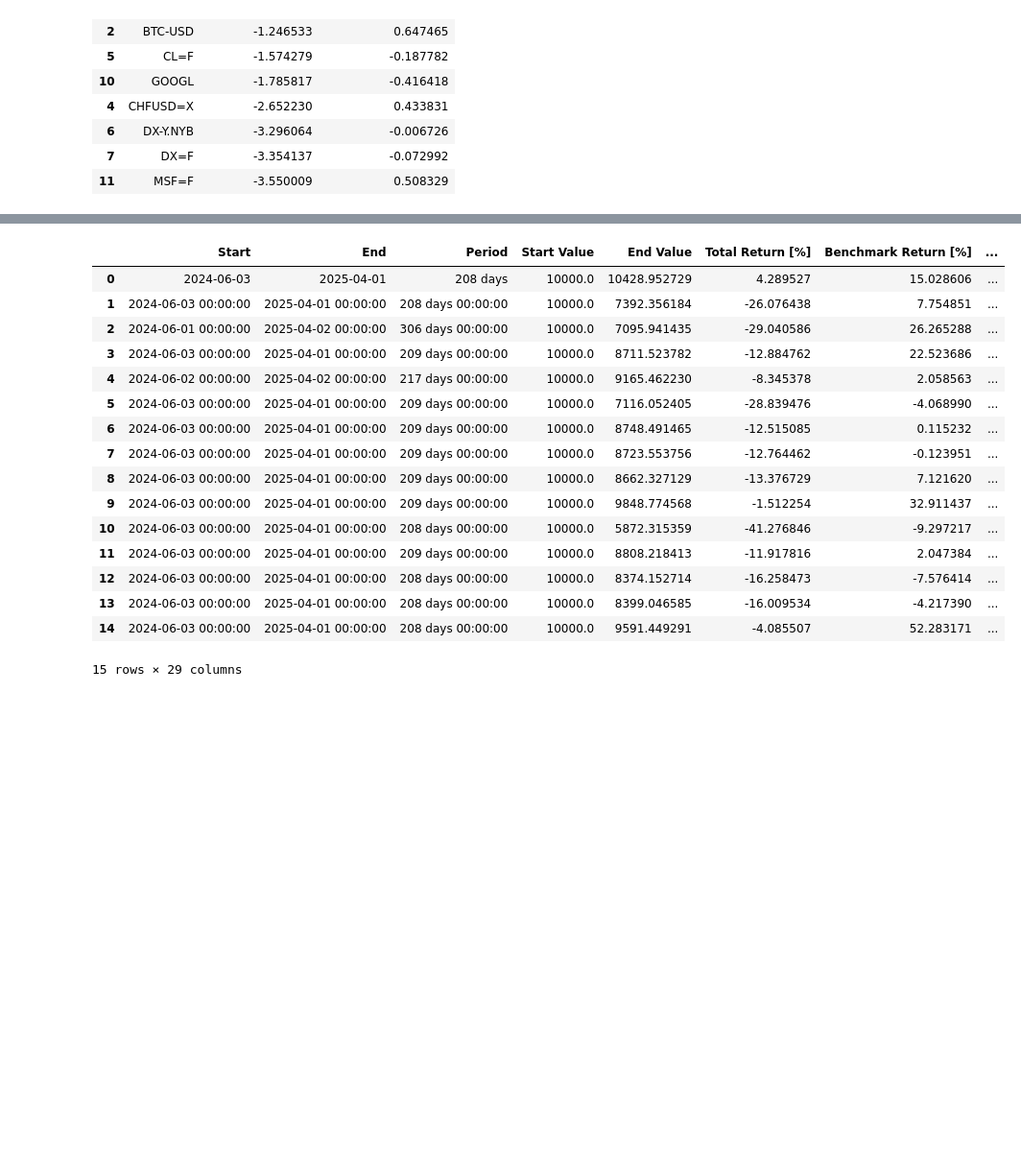
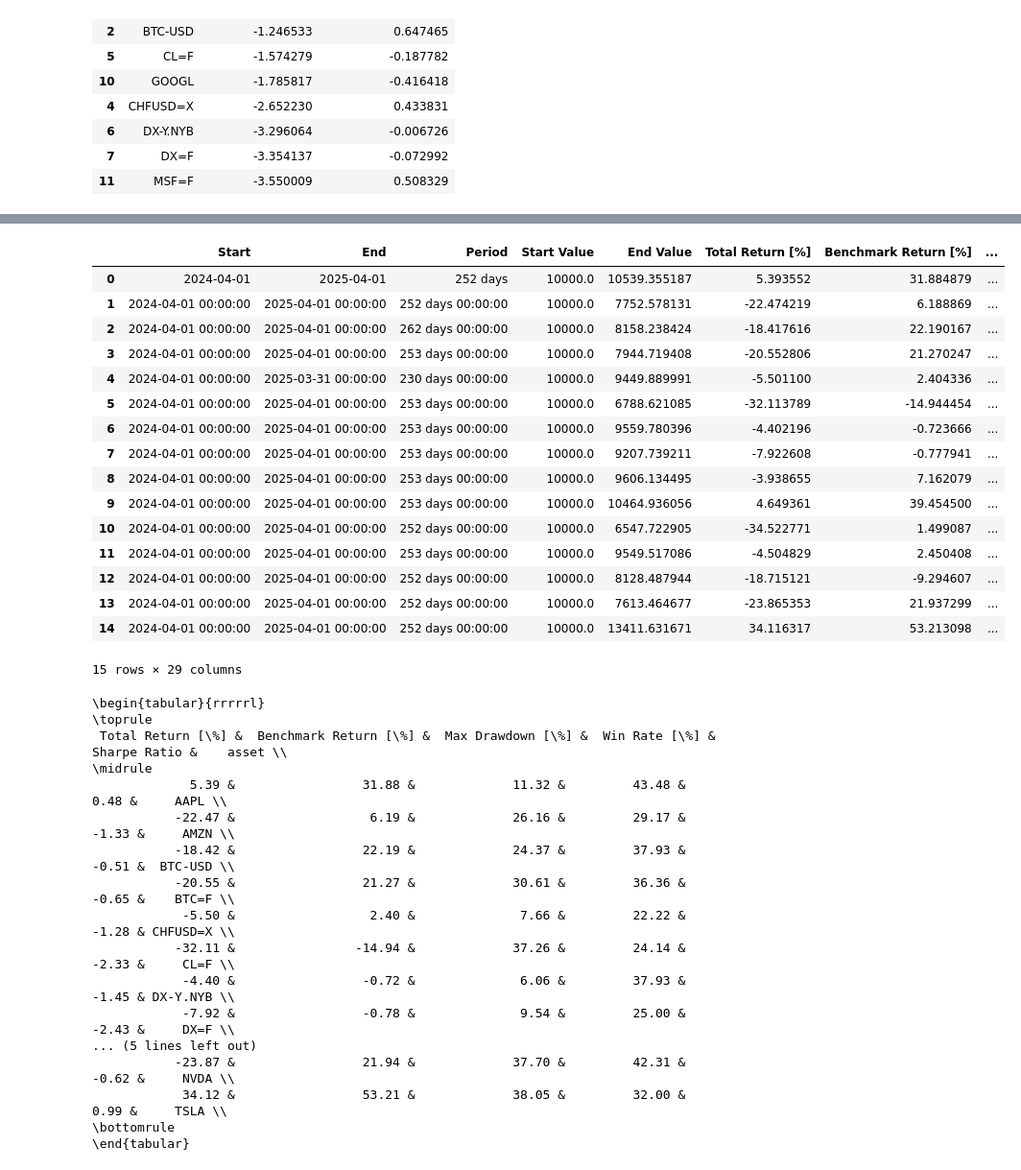
Before and after one commit to fdu11235/REPFS25, a Jupyter notebook: stats_notebook.ipynb, the cells around one changed output, grey strips where cells are left out. Shown at 96% size. Drawn from its saved outputs; the diff is of its cells as text; code cells hidden in the pictures; blank space fills up the shorter version.

Commit message:
added portfolio backtest. removed some prints

```diff
--- a/stats_notebook.ipynb
+++ b/stats_notebook.ipynb
@@ -180,21 +191,57 @@ display(df)
 # %%
-df = pd.read_csv("vectorbt_reports/new_expanding_master_backtest_stats.csv")
+df = pd.read_csv("vectorbt_reports/expanding_stats_monthly.csv")
 display(df)
+
+# Select relevant columns
+selected_columns = [
+    'Total Return [%]',
+    'Benchmark Return [%]',
+    'Max Drawdown [%]',
+    'Win Rate [%]',
+    'Sharpe Ratio',
+    'asset'
+]
+
+# Filter the dataframe
+df_selected = df[selected_columns]
+
+# Convert to LaTeX
+latex_table = df_selected.to_latex(index=False, float_format="%.2f")
+
+# Print or save
+print(latex_table)
 # %% [output]
 |  | Start | End | Period | Start Value | End Value | Total Return [%] | Benchmark Return [%] | ... |
-| 0 | 2024-06-03 | 2025-04-01 | 208 days | 10000.0 | 10428.952729 | 4.289527 | 15.028606 | ... |
-| 1 | 2024-06-03 00:00:00 | 2025-04-01 00:00:00 | 208 days 00:00:00 | 10000.0 | 7392.356184 | -26.076438 | 7.754851 | ... |
-| 2 | 2024-06-01 00:00:00 | 2025-04-02 00:00:00 | 306 days 00:00:00 | 10000.0 | 7095.941435 | -29.040586 | 26.265288 | ... |
-| 3 | 2024-06-03 00:00:00 | 2025-04-01 00:00:00 | 209 days 00:00:00 | 10000.0 | 8711.523782 | -12.884762 | 22.523686 | ... |
-| 4 | 2024-06-02 00:00:00 | 2025-04-02 00:00:00 | 217 days 00:00:00 | 10000.0 | 9165.462230 | -8.345378 | 2.058563 | ... |
-| 5 | 2024-06-03 00:00:00 | 2025-04-01 00:00:00 | 209 days 00:00:00 | 10000.0 | 7116.052405 | -28.839476 | -4.068990 | ... |
-| 6 | 2024-06-03 00:00:00 | 2025-04-01 00:00:00 | 209 days 00:00:00 | 10000.0 | 8748.491465 | -12.515085 | 0.115232 | ... |
-| 7 | 2024-06-03 00:00:00 | 2025-04-01 00:00:00 | 209 days 00:00:00 | 10000.0 | 8723.553756 | -12.764462 | -0.123951 | ... |
-| 8 | 2024-06-03 00:00:00 | 2025-04-01 00:00:00 | 209 days 00:00:00 | 10000.0 | 8662.327129 | -13.376729 | 7.121620 | ... |
-| 9 | 2024-06-03 00:00:00 | 2025-04-01 00:00:00 | 209 days 00:00:00 | 10000.0 | 9848.774568 | -1.512254 | 32.911437 | ... |
-| 10 | 2024-06-03 00:00:00 | 2025-04-01 00:00:00 | 208 days 00:00:00 | 10000.0 | 5872.315359 | -41.276846 | -9.297217 | ... |
-| 11 | 2024-06-03 00:00:00 | 2025-04-01 00:00:00 | 209 days 00:00:00 | 10000.0 | 8808.218413 | -11.917816 | 2.047384 | ... |
-| 12 | 2024-06-03 00:00:00 | 2025-04-01 00:00:00 | 208 days 00:00:00 | 10000.0 | 8374.152714 | -16.258473 | -7.576414 | ... |
-| 13 | 2024-06-03 00:00:00 | 2025-04-01 00:00:00 | 208 days 00:00:00 | 10000.0 | 8399.046585 | -16.009534 | -4.217390 | ... |
-| 14 | 2024-06-03 00:00:00 | 2025-04-01 00:00:00 | 208 days 00:00:00 | 10000.0 | 9591.449291 | -4.085507 | 52.283171 | ... |
+| 0 | 2024-04-01 | 2025-04-01 | 252 days | 10000.0 | 10539.355187 | 5.393552 | 31.884879 | ... |
+| 1 | 2024-04-01 00:00:00 | 2025-04-01 00:00:00 | 252 days 00:00:00 | 10000.0 | 7752.578131 | -22.474219 | 6.188869 | ... |
+| 2 | 2024-04-01 00:00:00 | 2025-04-01 00:00:00 | 262 days 00:00:00 | 10000.0 | 8158.238424 | -18.417616 | 22.190167 | ... |
+| 3 | 2024-04-01 00:00:00 | 2025-04-01 00:00:00 | 253 days 00:00:00 | 10000.0 | 7944.719408 | -20.552806 | 21.270247 | ... |
+| 4 | 2024-04-01 00:00:00 | 2025-03-31 00:00:00 | 230 days 00:00:00 | 10000.0 | 9449.889991 | -5.501100 | 2.404336 | ... |
+| 5 | 2024-04-01 00:00:00 | 2025-04-01 00:00:00 | 253 days 00:00:00 | 10000.0 | 6788.621085 | -32.113789 | -14.944454 | ... |
+| 6 | 2024-04-01 00:00:00 | 2025-04-01 00:00:00 | 253 days 00:00:00 | 10000.0 | 9559.780396 | -4.402196 | -0.723666 | ... |
+| 7 | 2024-04-01 00:00:00 | 2025-04-01 00:00:00 | 253 days 00:00:00 | 10000.0 | 9207.739211 | -7.922608 | -0.777941 | ... |
+| 8 | 2024-04-01 00:00:00 | 2025-04-01 00:00:00 | 253 days 00:00:00 | 10000.0 | 9606.134495 | -3.938655 | 7.162079 | ... |
+| 9 | 2024-04-01 00:00:00 | 2025-04-01 00:00:00 | 253 days 00:00:00 | 10000.0 | 10464.936056 | 4.649361 | 39.454500 | ... |
+| 10 | 2024-04-01 00:00:00 | 2025-04-01 00:00:00 | 252 days 00:00:00 | 10000.0 | 6547.722905 | -34.522771 | 1.499087 | ... |
+| 11 | 2024-04-01 00:00:00 | 2025-04-01 00:00:00 | 253 days 00:00:00 | 10000.0 | 9549.517086 | -4.504829 | 2.450408 | ... |
+| 12 | 2024-04-01 00:00:00 | 2025-04-01 00:00:00 | 252 days 00:00:00 | 10000.0 | 8128.487944 | -18.715121 | -9.294607 | ... |
+| 13 | 2024-04-01 00:00:00 | 2025-04-01 00:00:00 | 252 days 00:00:00 | 10000.0 | 7613.464677 | -23.865353 | 21.937299 | ... |
+| 14 | 2024-04-01 00:00:00 | 2025-04-01 00:00:00 | 252 days 00:00:00 | 10000.0 | 13411.631671 | 34.116317 | 53.213098 | ... |
 15 rows × 29 columns
+\begin{tabular}{rrrrrl}
+\toprule
+ Total Return [\%] &  Benchmark Return [\%] &  Max Drawdown [\%] &  Win Rate [\%] &  Sharpe Ratio &    asset \\
+\midrule
+             5.39 &                 31.88 &             11.32 &         43.48 &          0.48 &     AAPL \\
+           -22.47 &                  6.19 &             26.16 &         29.17 &         -1.33 &     AMZN \\
+           -18.42 &                 22.19 &             24.37 &         37.93 &         -0.51 &  BTC-USD \\
+           -20.55 &                 21.27 &             30.61 &         36.36 &         -0.65 &    BTC=F \\
+            -5.50 &                  2.40 &              7.66 &         22.22 &         -1.28 & CHFUSD=X \\
+           -32.11 &                -14.94 &             37.26 &         24.14 &         -2.33 &     CL=F \\
+            -4.40 &                 -0.72 &              6.06 &         37.93 &         -1.45 & DX-Y.NYB \\
+            -7.92 &                 -0.78 &              9.54 &         25.00 &         -2.43 &     DX=F \\
+... (5 lines left out)
+           -23.87 &                 21.94 &             37.70 &         42.31 &         -0.62 &     NVDA \\
+            34.12 &                 53.21 &             38.05 &         32.00 &          0.99 &     TSLA \\
+\bottomrule
+\end{tabular}
```
Also changed, not shown: parts of 18 cells of this notebook, 7 other files.
